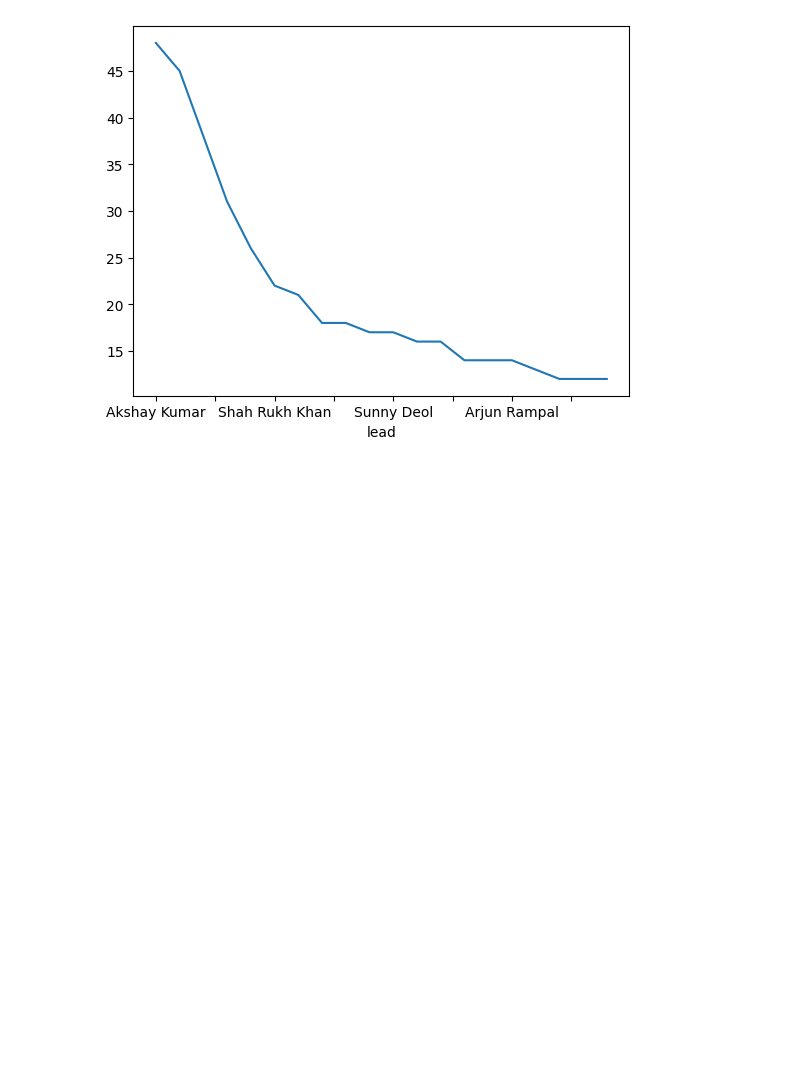
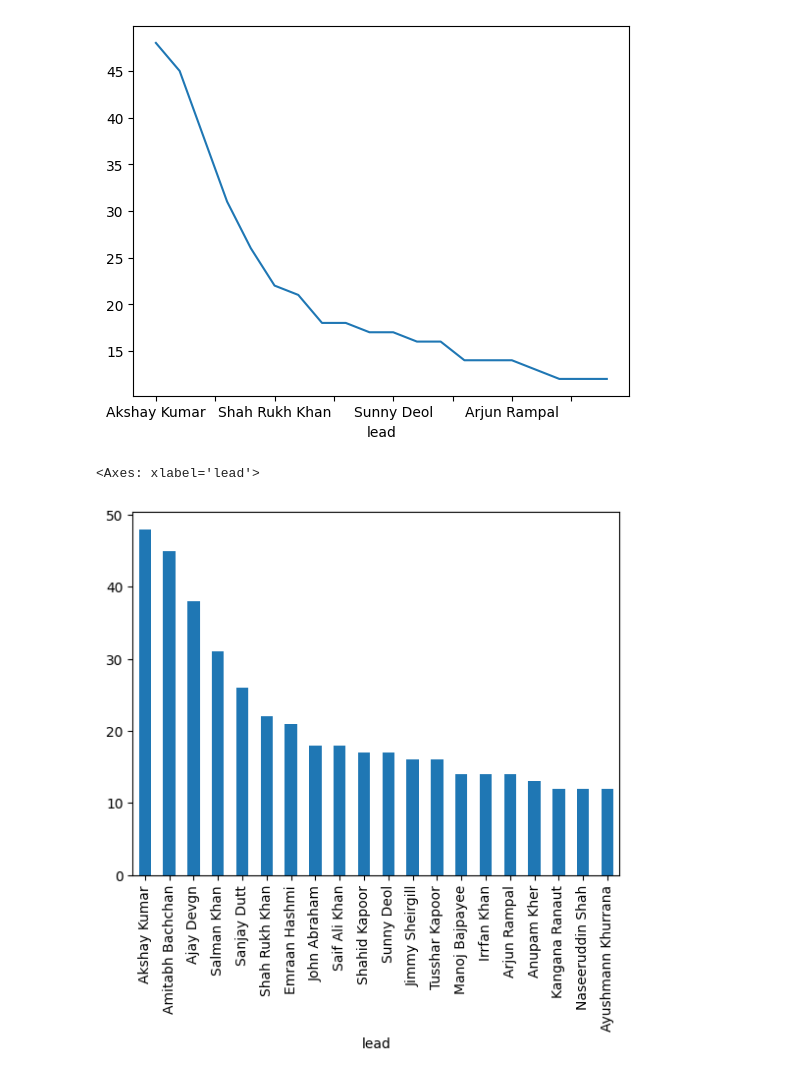
Before and after one commit to manisharoshini/In-my-python-era, a Jupyter notebook: Python Libraries/Pandas/2.SeriesFunctions.ipynb, the cells around one changed output. Saved outputs shown, nothing was run; the diff lists cells and outputs as text; code cells hidden in the pictures; blank space fills up the shorter version.

```diff
--- a/Python Libraries/Pandas/2.SeriesFunctions.ipynb
+++ b/Python Libraries/Pandas/2.SeriesFunctions.ipynb
@@ -793,3 +793,8 @@ bollywood.value_counts().head(20).plot()
 # %% [output]
 <Axes: xlabel='lead'>
 [figure]
+# %%
+bollywood.value_counts().head(20).plot(kind = 'bar') # if we want bar chart we can just use "kind =" function for it
+# %% [output]
+<Axes: xlabel='lead'>
+[figure, added]
```
Also changed, not shown: parts of 2 cells of this notebook.
